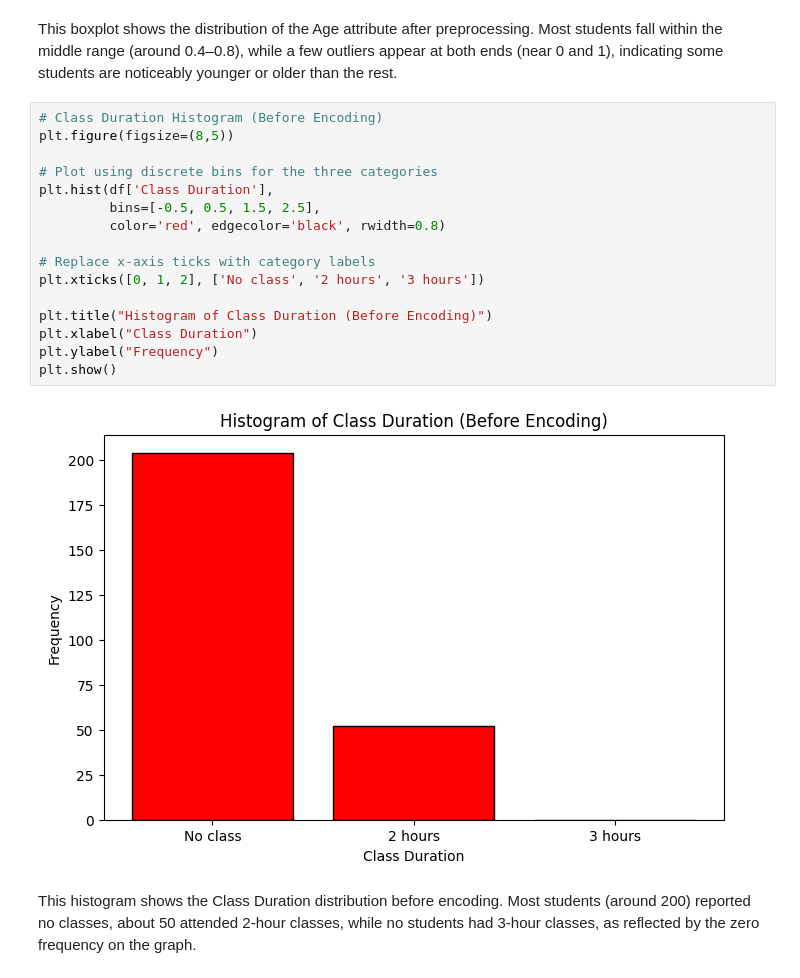
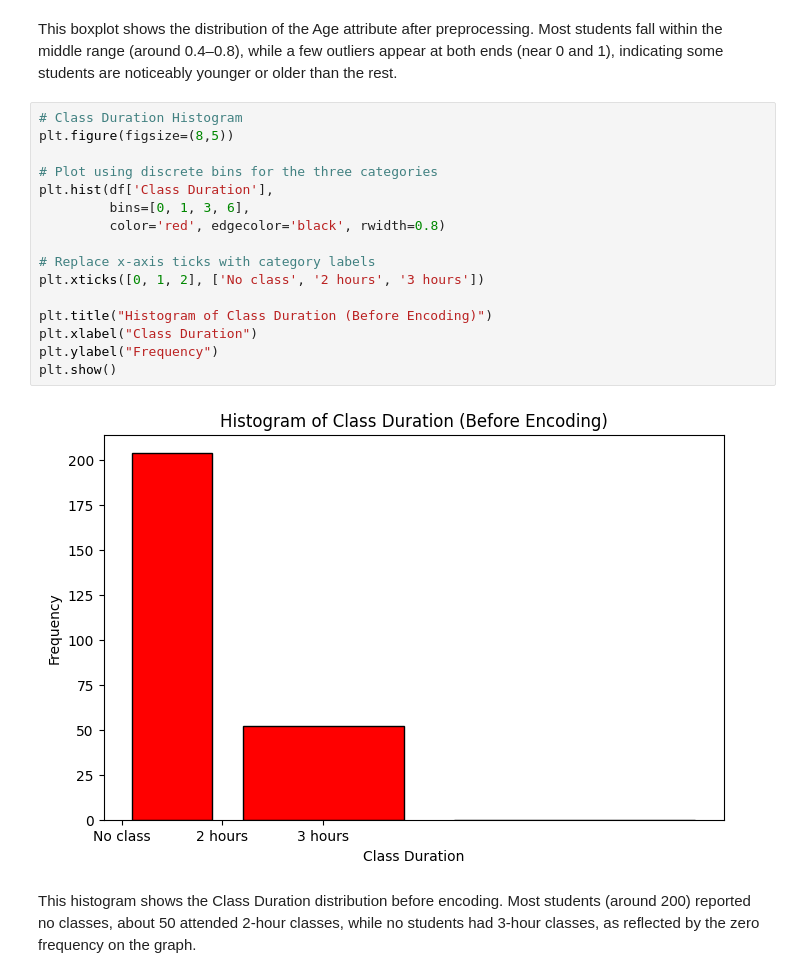
Before and after one commit to RandDahmash/Mining-project, a Jupyter notebook: Phase2 .ipynb, the cells around one changed output. Drawn from its saved outputs; the diff is of its cells as text.

```diff
--- a/Phase2 .ipynb
+++ b/Phase2 .ipynb
@@ -359,23 +331,23 @@ plt.show()
 # %% [markdown]
 This boxplot shows the distribution of the Age attribute after preprocessing. Most students fall within the middle range (around 0.4–0.8), while a few outliers appear at both ends (near 0 and 1), indicating some students are noticeably younger or older than the rest.
 # %%
-# Class Duration Histogram (Before Encoding)
+# Class Duration Histogram
 plt.figure(figsize=(8,5))
 
 # Plot using discrete bins for the three categories
 plt.hist(df['Class Duration'],
-         bins=[-0.5, 0.5, 1.5, 2.5],
+         bins=[0, 1, 3, 6],
          color='red', edgecolor='black', rwidth=0.8)
 
 # Replace x-axis ticks with category labels
 plt.xticks([0, 1, 2], ['No class', '2 hours', '3 hours'])
 
 plt.title("Histogram of Class Duration (Before Encoding)")
 plt.xlabel("Class Duration")
 plt.ylabel("Frequency")
 plt.show()
 # %% [output]
-[figure, old version]
+[figure, new version]
 # %% [markdown]
 This histogram shows the Class Duration distribution before encoding.
 Most students (around 200) reported no classes, about 50 attended 2-hour classes, while no students had 3-hour classes, as reflected by the zero frequency on the graph.
```
Also changed, not shown: parts of 3 cells of this notebook.
